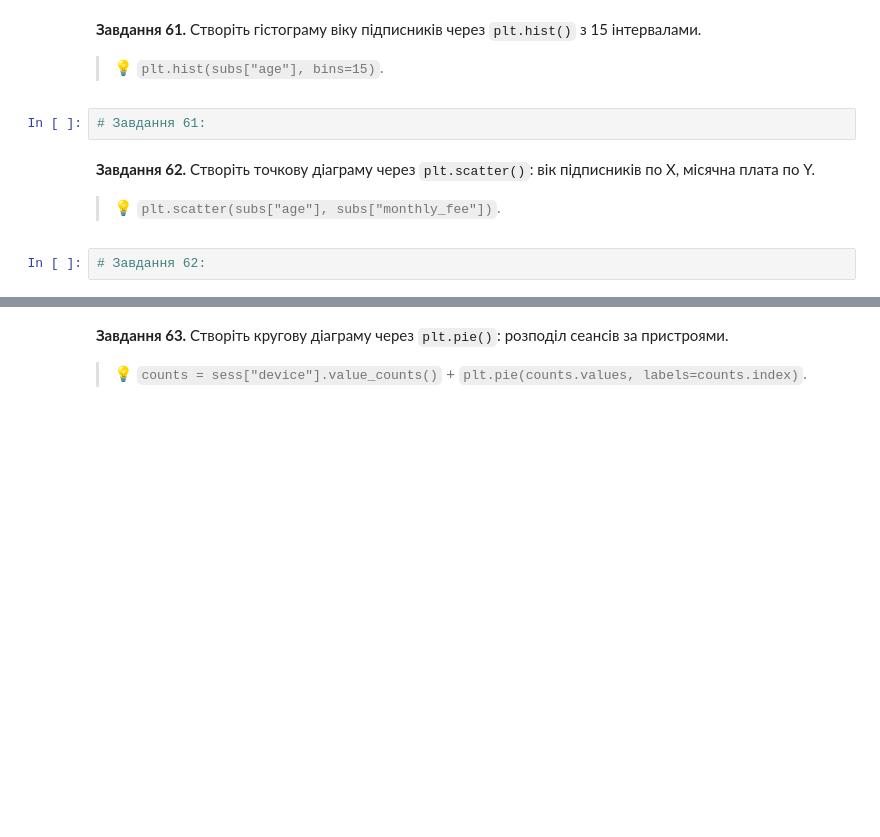
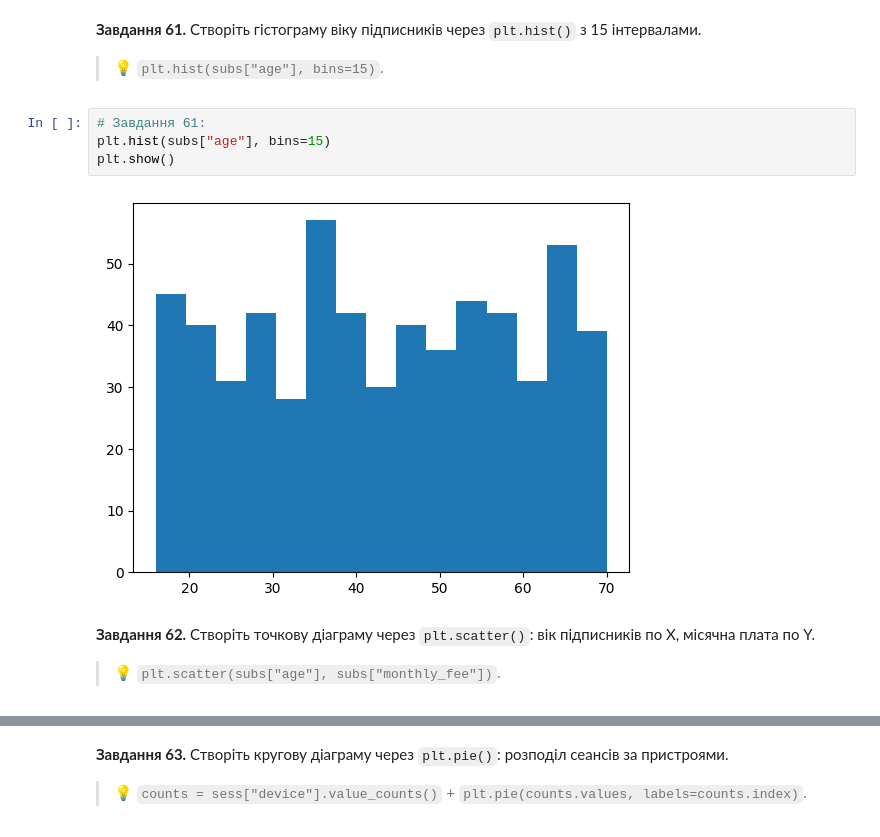
Before and after one commit to edik06031-rgb/DTA_2026, a Jupyter notebook: HW/Pandas_viz_practice.ipynb, the cells around one changed output, grey strips where cells are left out. Drawn from its saved outputs; the diff is of its cells as text; blank space fills up the shorter version.

```diff
--- a/HW/Pandas_viz_practice.ipynb
+++ b/HW/Pandas_viz_practice.ipynb
@@ -1103,11 +1103,13 @@ plt.show()
 **Завдання 61.** Створіть гістограму віку підписників через `plt.hist()` з 15 інтервалами.
 
 > 💡 `plt.hist(subs["age"], bins=15)`.
-# %%
-# Завдання 61:
+# %%
+# Завдання 61:
+plt.hist(subs["age"], bins=15)
+plt.show()
+# %% [output]
+[figure, added]
 # %% [markdown]
 **Завдання 62.** Створіть точкову діаграму через `plt.scatter()`: вік підписників по X, місячна плата по Y.
 
 > 💡 `plt.scatter(subs["age"], subs["monthly_fee"])`.
-# %%
-# Завдання 62:
```
Also changed, not shown: parts of 37 cells of this notebook.
